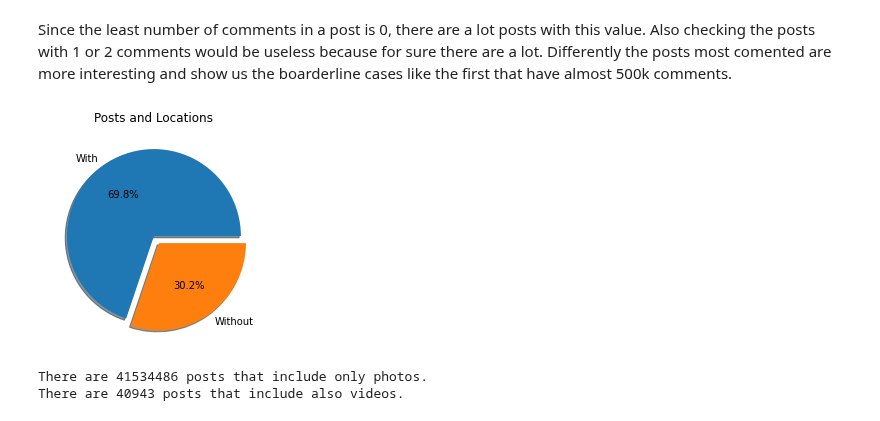
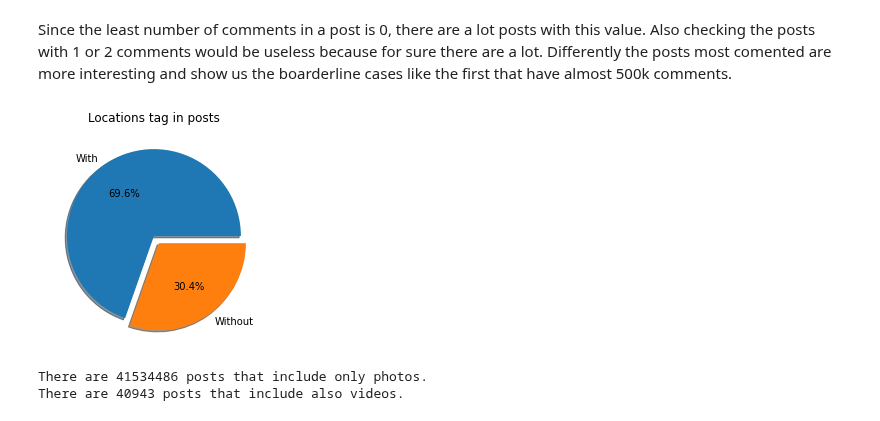
Before and after one commit to Matteo-Candi/ADM_HW2, a Jupyter notebook: main.ipynb, the cells around one changed output. Drawn from its saved outputs; the diff is of its cells as text; code cells hidden in the pictures.

```diff
--- a/main.ipynb
+++ b/main.ipynb
@@ -121,20 +121,20 @@ Since the least number of comments in a post is 0, there are a lot posts with th
 # %%
 # How many posts include tagged locations, and how many do not? Show it using an appropriate chart and comment your results.
 
 loc = 0
 no_loc = 0
 
 for chunk in pd.read_csv('/content/drive/MyDrive/ADM/instagram_posts.csv', sep='\t', chunksize=500000, usecols=['post_id', 'location_id']):
     no_loc += chunk.location_id.isna().sum()
-    loc += 1
+    loc += len(chunk)
 
-loc = (loc * 500000) - no_loc
+loc = loc - no_loc
 
 plt.pie([loc, no_loc], labels=['With', 'Without'], shadow=True, explode=(0, .1),autopct='%1.1f%%')
-plt.title('Posts and Locations')
+plt.title('Locations tag in posts')
 plt.show()
 # %% [output]
-[figure, old version]
+[figure, new version]
 # %%
 # How many posts include only photos? How many also have videos?
 
```
Also changed, not shown: parts of 6 cells of this notebook.
